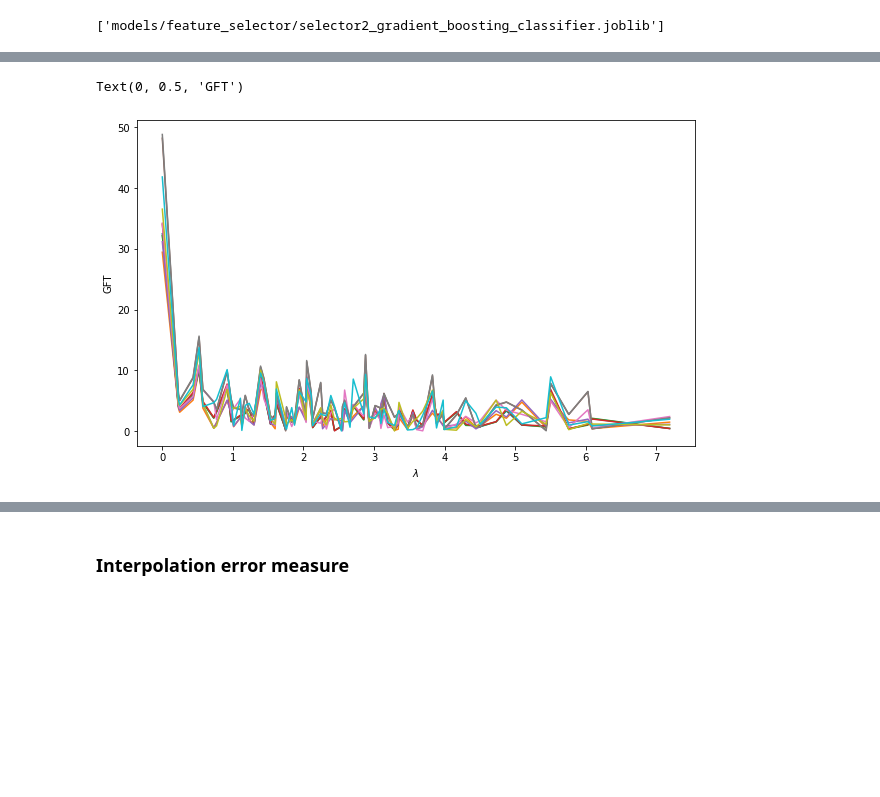
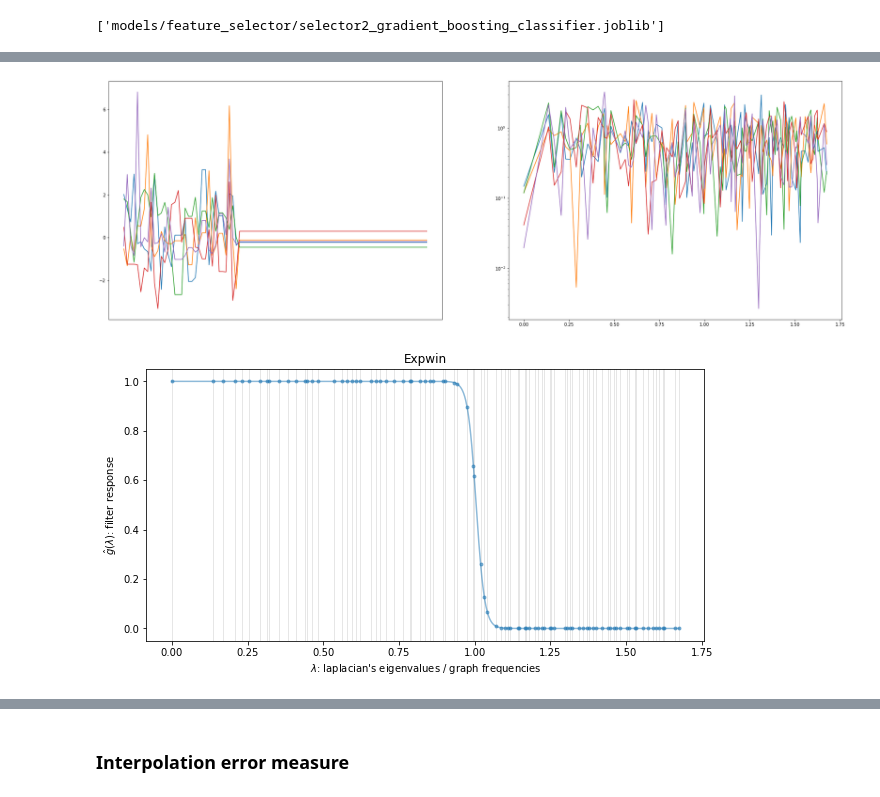
Before and after one commit to raphaelreiss/Network_tour_of_mice_genetics, a Jupyter notebook: Graph_Analysis_Mice_Genetics.ipynb, the cells around one changed output, grey strips where cells are left out. Cells and saved outputs as stored; diff of their text form; code cells hidden in the pictures; blank space fills up the shorter version.

```diff
--- a/Graph_Analysis_Mice_Genetics.ipynb
+++ b/Graph_Analysis_Mice_Genetics.ipynb
@@ -718,10 +705,0 @@ signal
-# %%
-plt.figure(figsize=(10, 6))
-for i in range(signal.shape[1]):
-    plt.plot(lam, abs(pygsp_weighted_graph.gft(signal.iloc[:, i].values)), '-')
-
-plt.xlabel('$\lambda$')
-plt.ylabel('GFT')
-# %% [output]
-Text(0, 0.5, 'GFT')
-[figure, removed]
@@ -730 +722,20 @@ sign_filtered = filters.Expwin(pygsp_weighted_graph, bmax=0.2).filter(signal)
+# %%
+# Plot the signal and its respective fourier transform
+fig, axes = plt.subplots(1, 2, figsize=(30, 10))
+for i in range(5):
+    axes[0].plot(top_variance_signal.iloc[:, i])
+    axes[1].plot(lam, abs(pygsp_weighted_graph.gft(top_variance_signal.iloc[:, i].values)), '-')
+
+axes[0].get_xaxis().set_visible(False)
+plt.yscale('log')
+# %% [output]
+[figure, added]
+# %%
+g = filters.Expwin(pygsp_weighted_graph, band_max=0.6, slope=15)
+
+fig, ax = plt.subplots(figsize=(10, 5))
+g.plot(ax=ax)
+_ = ax.set_title('Expwin')
+# %% [output]
+[figure, added]
 # %%
```
Also changed, not shown: parts of 26 cells of this notebook.
